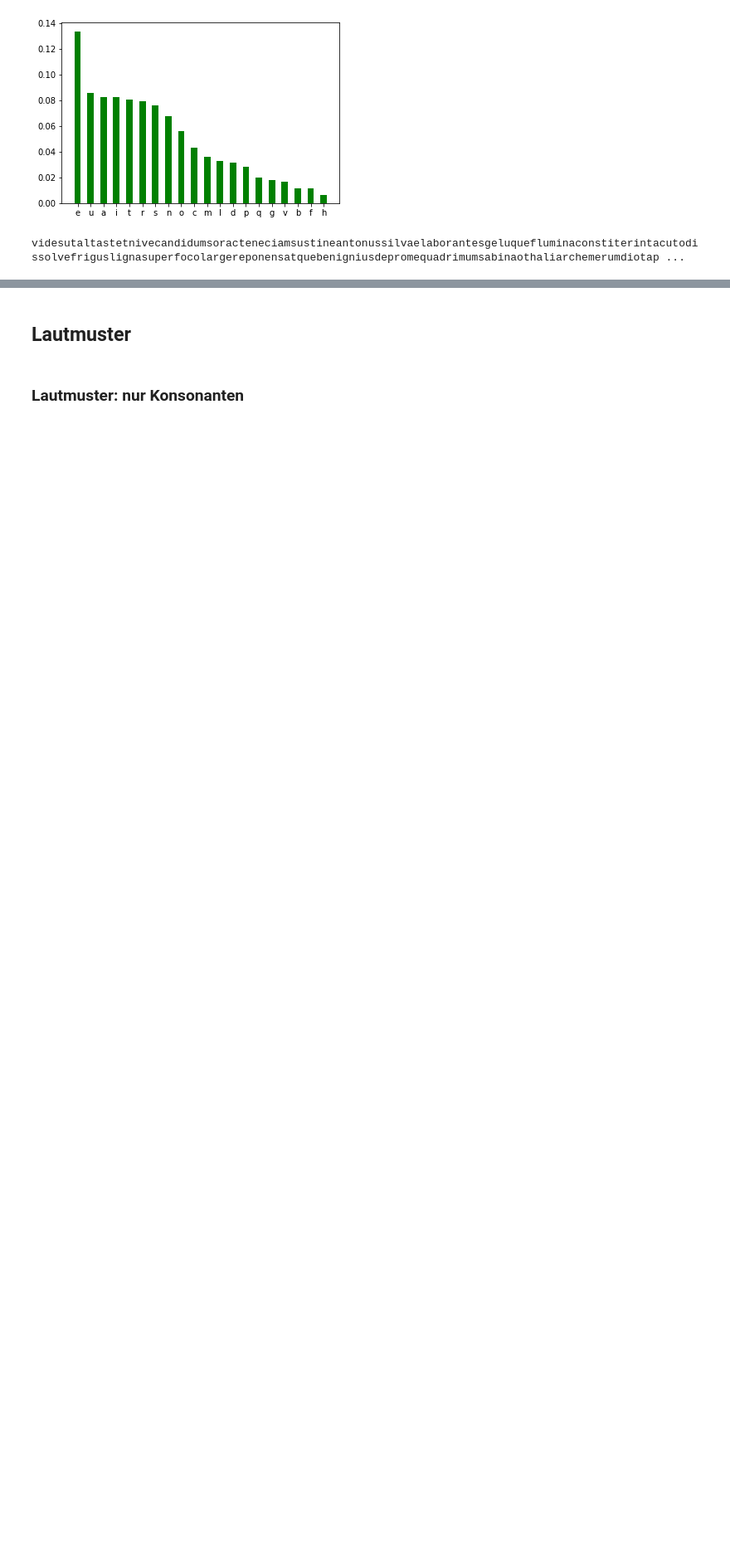
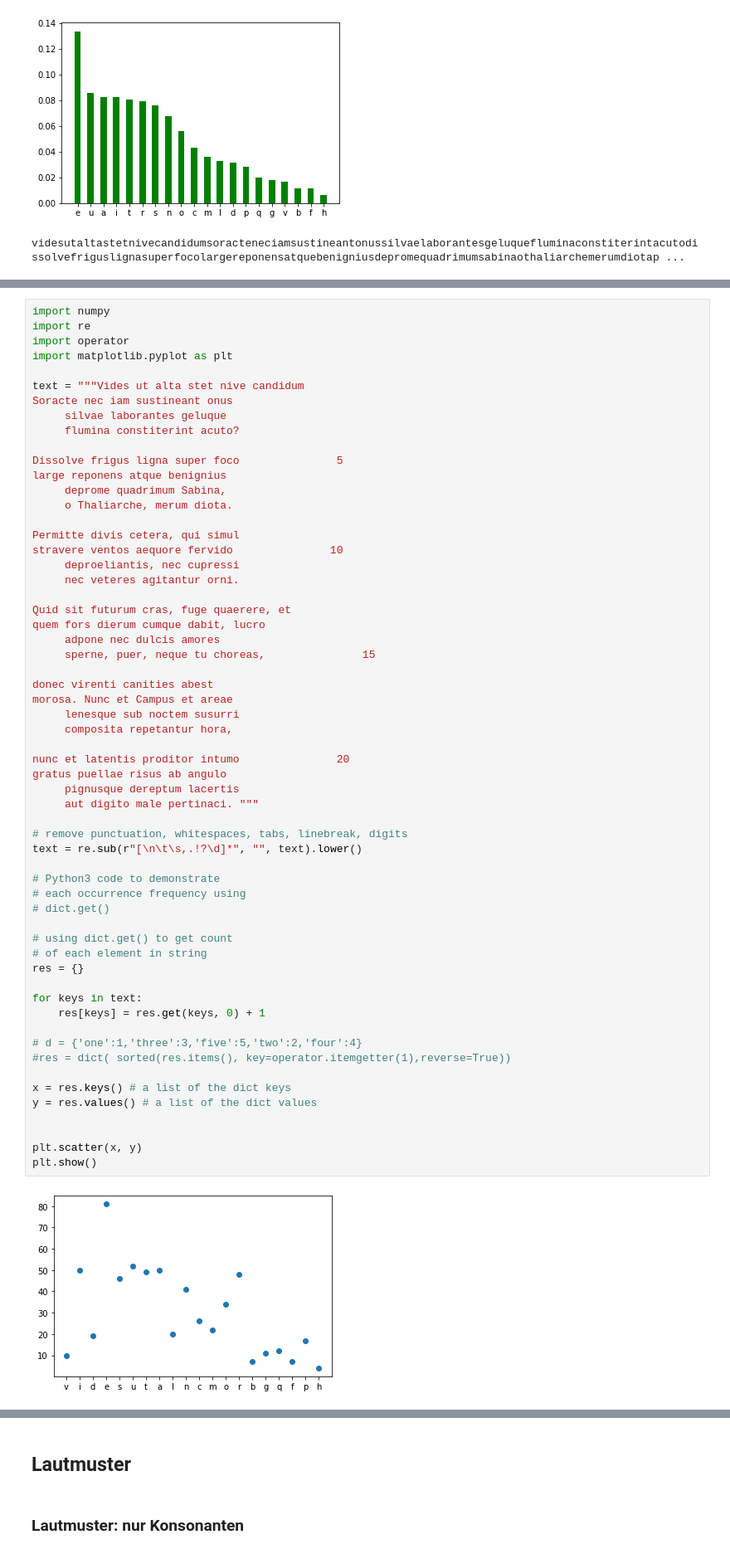
Before and after one commit to kssmagister/au-notebooks, a Jupyter notebook: Textanalysen.ipynb, the cells around one changed output, grey strips where cells are left out. Shown: that part at 83% size. Saved outputs shown, nothing was run; the diff lists cells and outputs as text; blank space fills up the shorter version.

```diff
--- a/Textanalysen.ipynb
+++ b/Textanalysen.ipynb
@@ -68,0 +70,61 @@ videsutaltastetnivecandidumsoracteneciamsustineantonussilvaelaborantesgeluqueflu
+# %%
+import numpy
+import re
+import operator
+import matplotlib.pyplot as plt
+
+text = """Vides ut alta stet nive candidum
+Soracte nec iam sustineant onus
+     silvae laborantes geluque
+     flumina constiterint acuto?
+
+Dissolve frigus ligna super foco               5
+large reponens atque benignius
+     deprome quadrimum Sabina,
+     o Thaliarche, merum diota.
+
+Permitte divis cetera, qui simul
+stravere ventos aequore fervido               10
+     deproeliantis, nec cupressi
+     nec veteres agitantur orni.
+
+Quid sit futurum cras, fuge quaerere, et
+quem fors dierum cumque dabit, lucro
+     adpone nec dulcis amores
+     sperne, puer, neque tu choreas,               15
+
+donec virenti canities abest
+morosa. Nunc et Campus et areae
+     lenesque sub noctem susurri
+     composita repetantur hora,
+
+nunc et latentis proditor intumo               20
+gratus puellae risus ab angulo
+     pignusque dereptum lacertis
+     aut digito male pertinaci. """
+
+# remove punctuation, whitespaces, tabs, linebreak, digits
+text = re.sub(r"[\n\t\s,.!?\d]*", "", text).lower()
+
+# Python3 code to demonstrate
+# each occurrence frequency using
+# dict.get()
+
+# using dict.get() to get count
+# of each element in string
+res = {}
+
+for keys in text:
+	res[keys] = res.get(keys, 0) + 1
+
+# d = {'one':1,'three':3,'five':5,'two':2,'four':4}
+#res = dict( sorted(res.items(), key=operator.itemgetter(1),reverse=True))
+
+x = res.keys() # a list of the dict keys
+y = res.values() # a list of the dict values
+
+
+plt.scatter(x, y)
+plt.show()
+# %% [output]
+[figure, added]
```
Also changed, not shown: parts of 5 cells of this notebook.
